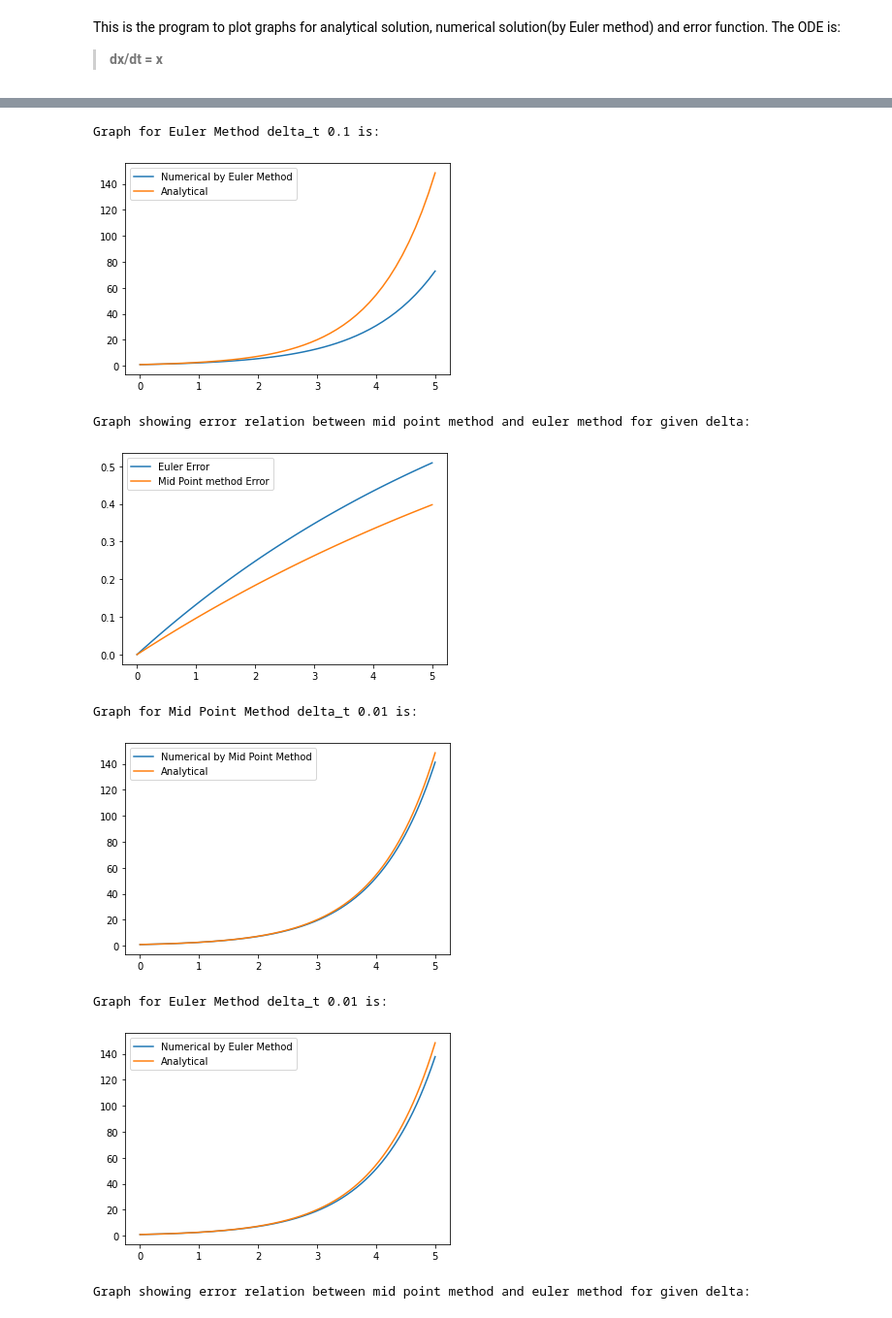
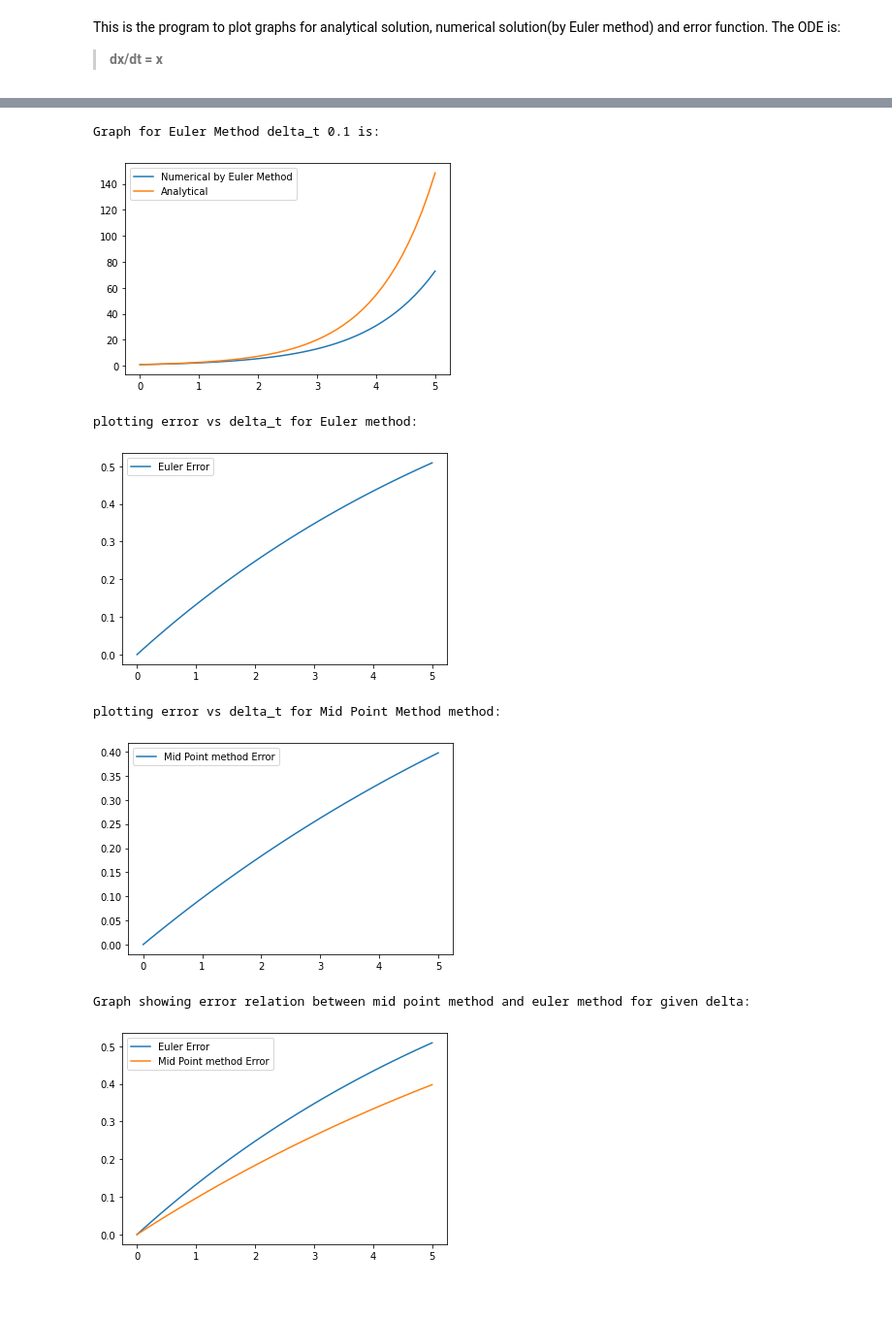
Before and after one commit to narayan-jat/Calculus, a Jupyter notebook: Numerical_and_Analytical_solution_of_First_order_O_D_E.ipynb, the cells around one changed output, grey strips where cells are left out. Shown at 97% size. Saved outputs shown, nothing was run; the diff lists cells and outputs as text; code cells hidden in the pictures.

```diff
--- a/Numerical_and_Analytical_solution_of_First_order_O_D_E.ipynb
+++ b/Numerical_and_Analytical_solution_of_First_order_O_D_E.ipynb
@@ -100,50 +102,69 @@ def errorEuler():
 # %%
 # Now calling functions to plot graph with lowering delta_t value.
 print('Graph for Mid Point Method delta_t 0.1 is: ')
 numericalmid(0.1)
 analytical(0.1)
 px.show()
 print('Graph for Euler Method delta_t 0.1 is: ')
 numericaleuler(0.1)
 analytical(0.1)
 px.show()
-print("Graph showing error relation between mid point method and euler method for given delta: ")
+print('plotting error vs delta_t for Euler method:')
 errorEuler()
+px.show()
+print('plotting error vs delta_t for Mid Point Method method:')
 errorMid()
-px.show()
-print('Graph for Mid Point Method delta_t 0.01 is: ')
-numericalmid(0.01)
-analytical(0.01)
-px.show()
-print('Graph for Euler Method delta_t 0.01 is: ')
-numericaleuler(0.01)
-analytical(0.01)
 px.show()
 print("Graph showing error relation between mid point method and euler method for given delta: ")
 errorEuler()
 errorMid()
 px.show()
-print('Graph for Mid Point Method delta_t 0.001 is: ')
-numericalmid(0.001)
-analytical(0.001)
-px.show()
-print('Graph for Euler Method delta_t 0.001 is: ')
-numericaleuler(0.001)
-analytical(0.001)
-px.show()
-print("Graph showing error relation between mid point method and euler method for given delta: ")
-errorEuler()
-errorMid()
-px.show()
+# To see graphs for more values of delta_t decomment the following commands.
+
+# print('Graph for Mid Point Method delta_t 0.01 is: ')
+# numericalmid(0.01)
+# analytical(0.01)
+# px.show()
+# print('Graph for Euler Method delta_t 0.01 is: ')
+# numericaleuler(0.01)
+# analytical(0.01)
+# px.show()
+# print('plotting error vs delta_t for Euler method:')
+# errorEuler()
+# px.show()
+# print('plotting error vs delta_t for Mid Point Method method:')
+# errorMid()
+# px.show()
+# print("Graph showing error relation between mid point method and euler method for given delta: ")
+# errorEuler()
+# errorMid()
+# px.show()
+# print('Graph for Mid Point Method delta_t 0.001 is: ')
+# numericalmid(0.001)
+# analytical(0.001)
+# px.show()
+# print('Graph for Euler Method delta_t 0.001 is: ')
+# numericaleuler(0.001)
+# analytical(0.001)
+# px.show()
+# print('plotting error vs delta_t for Euler method:')
+# errorEuler()
+# px.show()
+# print('plotting error vs delta_t for Mid Point Method method:')
+# errorMid()
+# px.show()
+# print("Graph showing error relation between mid point method and euler method for given delta: ")
+# errorEuler()
+# errorMid()
+# px.show()
 # %% [output]
 Graph for Mid Point Method delta_t 0.1 is:
 [figure]
 Graph for Euler Method delta_t 0.1 is:
 [figure]
-Graph showing error relation between mid point method and euler method for given delta:
+plotting error vs delta_t for Euler method:
-[figure, old version]
+[figure, new version]
-Graph for Mid Point Method delta_t 0.01 is:
+plotting error vs delta_t for Mid Point Method method:
-[figure, old version]
+[figure, new version]
-Graph for Euler Method delta_t 0.01 is:
+Graph showing error relation between mid point method and euler method for given delta:
-[figure, old version]
+[figure, new version]
-Graph showing error relation between mid point method and euler method for given delta:
```
Also changed, not shown: parts of 2 cells of this notebook.
